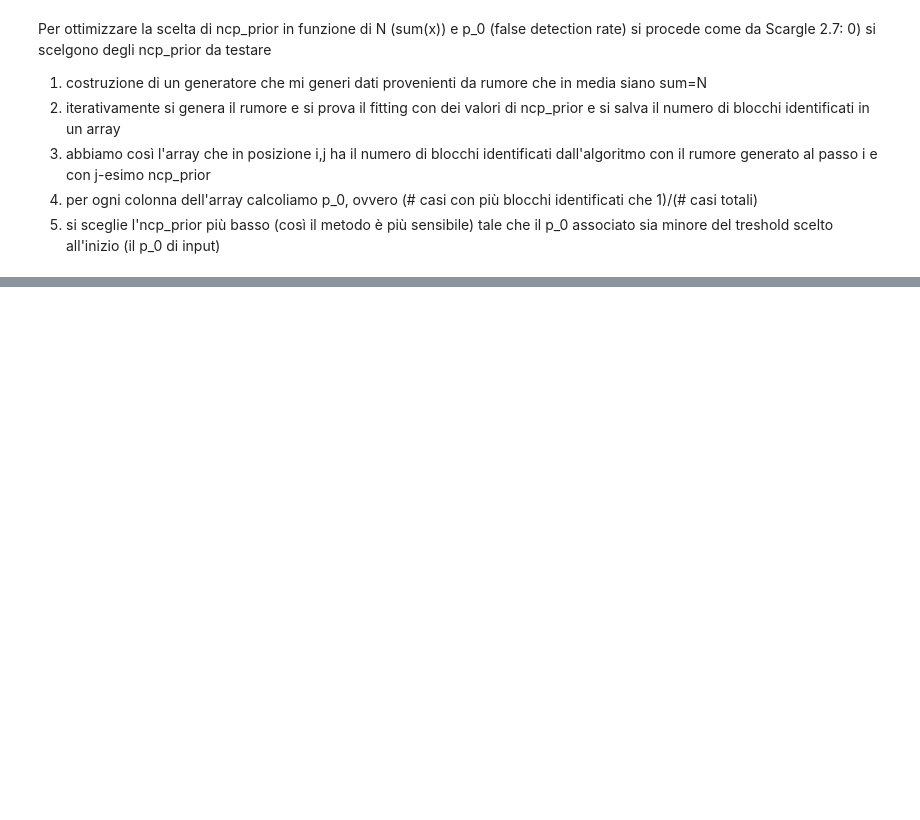
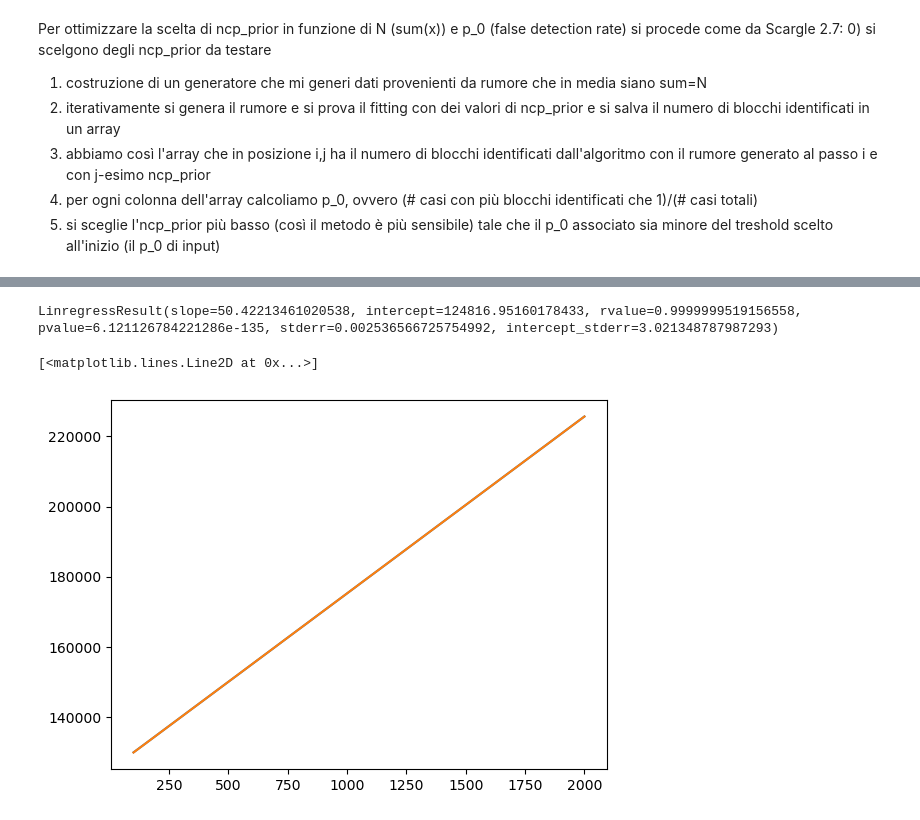
Before and after one commit to ASTRO-EDU/BBexponential, a Jupyter notebook: ncp_prior_optimize.ipynb, the cells around one changed output, grey strips where cells are left out. Cells and saved outputs as stored; diff of their text form; code cells hidden in the pictures; blank space fills up the shorter version.

```diff
--- a/ncp_prior_optimize.ipynb
+++ b/ncp_prior_optimize.ipynb
@@ -84,0 +172,20 @@ KeyboardInterrupt:
+# %%
+import scipy
+
+t=np.linspace(100,2000,40)
+x=[129889.3401, 132325.2013, 134778.9462, 137238.5391, 139690.3034, 142152.0259,
+ 144594.9395, 147055.1928, 149510.3874, 151952.7083, 154415.5738, 156871.5114,
+ 159323.4892, 161794.0622, 164248.6681, 166696.6061, 169161.0855, 171607.956,
+ 174064.6384, 176523.809,  178983.9768, 181437.1534, 183889.7991, 186349.1523,
+ 188813.8953, 191267.5696, 193731.0923, 196189.1462, 198639.4828, 201090.5342,
+ 203558.043,  206006.9088, 208467.6499, 210923.3133, 213385.0781, 215843.9649,
+ 218290.5901, 220757.1298, 223214.2751, 225673.979 ]
+scipy.stats.linregress(t,x)
+# %% [output]
+LinregressResult(slope=50.42213461020538, intercept=124816.95160178433, rvalue=0.9999999519156558, pvalue=6.121126784221286e-135, stderr=0.002536566725754992, intercept_stderr=3.021348787987293)
+# %%
+plt.plot(t,x)
+plt.plot(t,124817+50.422*t)
+# %% [output]
+[<matplotlib.lines.Line2D at 0x...>]
+[figure, added]
```
Also changed, not shown: parts of 10 cells of this notebook, 4 other files.
